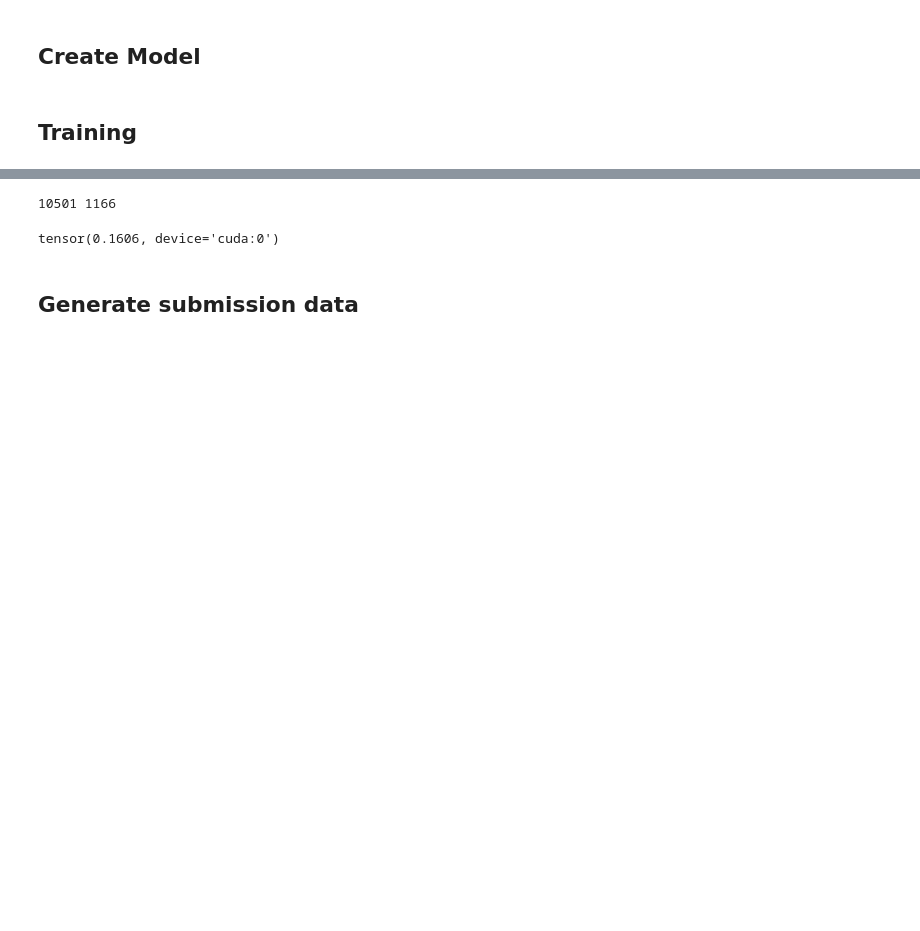
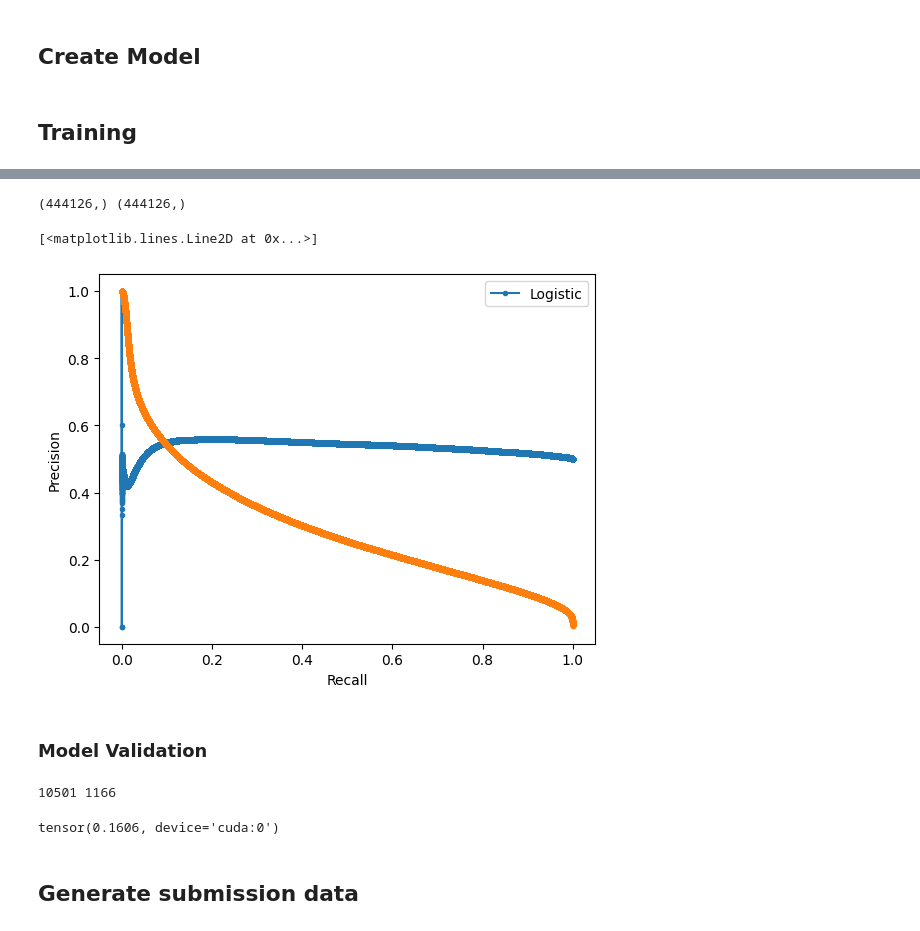
Before and after one commit to jryhu2gh/BELKA, a Jupyter notebook: Transformer_Classifier.ipynb, the cells around one changed output, grey strips where cells are left out. Cells and saved outputs as stored; diff of their text form; code cells hidden in the pictures; blank space fills up the shorter version.

```diff
--- a/Transformer_Classifier.ipynb
+++ b/Transformer_Classifier.ipynb
@@ -15,0 +31,3 @@ df = pd.read_parquet(file_path+'train_enc.parquet', engine='pyarrow', columns=No
+# %%
+df_Positive = pd.read_parquet(file_path+'Part_B.parquet', engine='pyarrow', columns=None, filters=None)
+len(df_Positive)
@@ -297,3 +484,23 @@ KeyboardInterrupt:
+# %%
+positive_prob = output_all[1:]
+target_result = target_all[1:]
+print(positive_prob.shape, target_result.shape)
+precision, recall, thresholds = precision_recall_curve(target_result, positive_prob)
+
+plt.plot(recall, precision, marker='.', label='Logistic')
+# axis labels
+plt.xlabel('Recall')
+plt.ylabel('Precision')
+# show the legend
+plt.legend()
+plt.savefig('./metric_results/run2.png')
+plt.plot(recall[1:], thresholds,marker='.', label='Threshold')
+# %% [output]
+(444126,) (444126,)
+[<matplotlib.lines.Line2D at 0x...>]
+[figure, added]
+# %% [markdown]
+### Model Validation
 # %%
 #####
 # Validate model performance by using the last page of data. (Never seen by the model)
```
Also changed, not shown: parts of 29 cells of this notebook.
